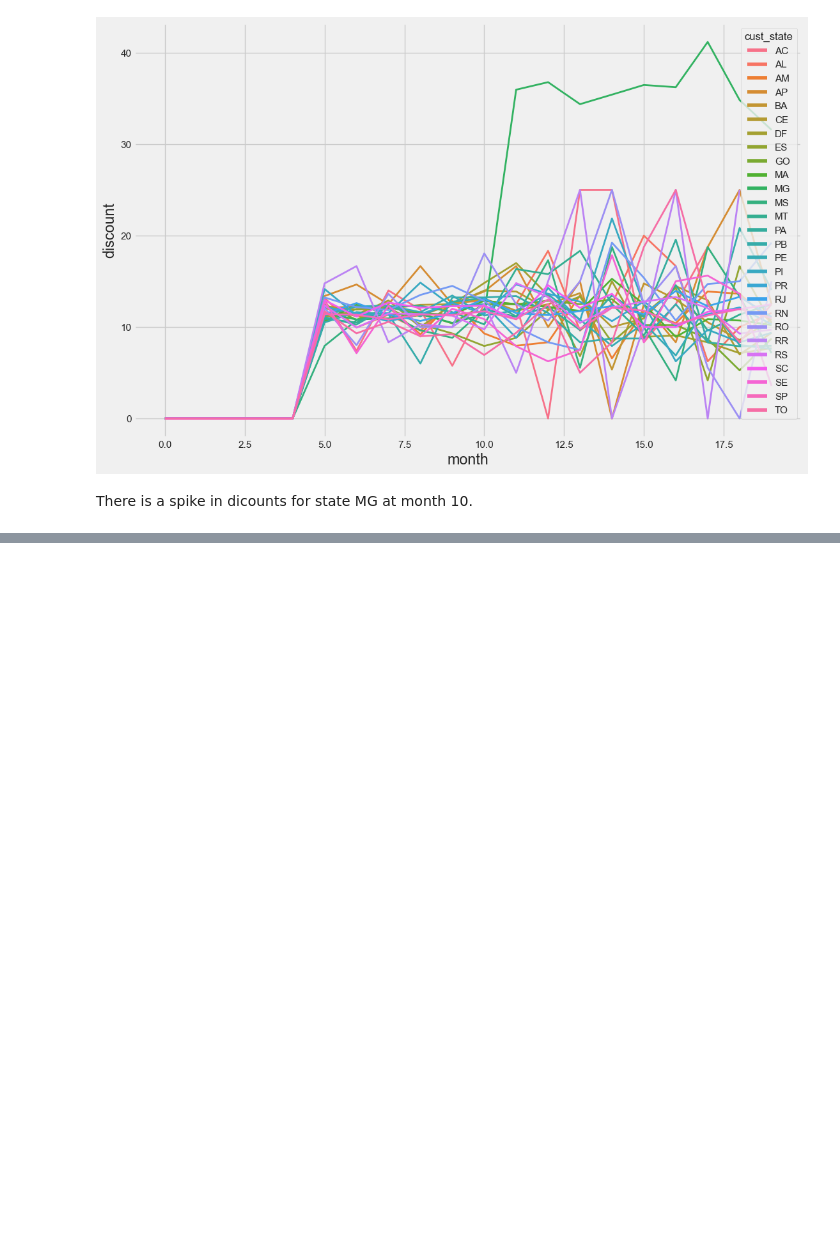
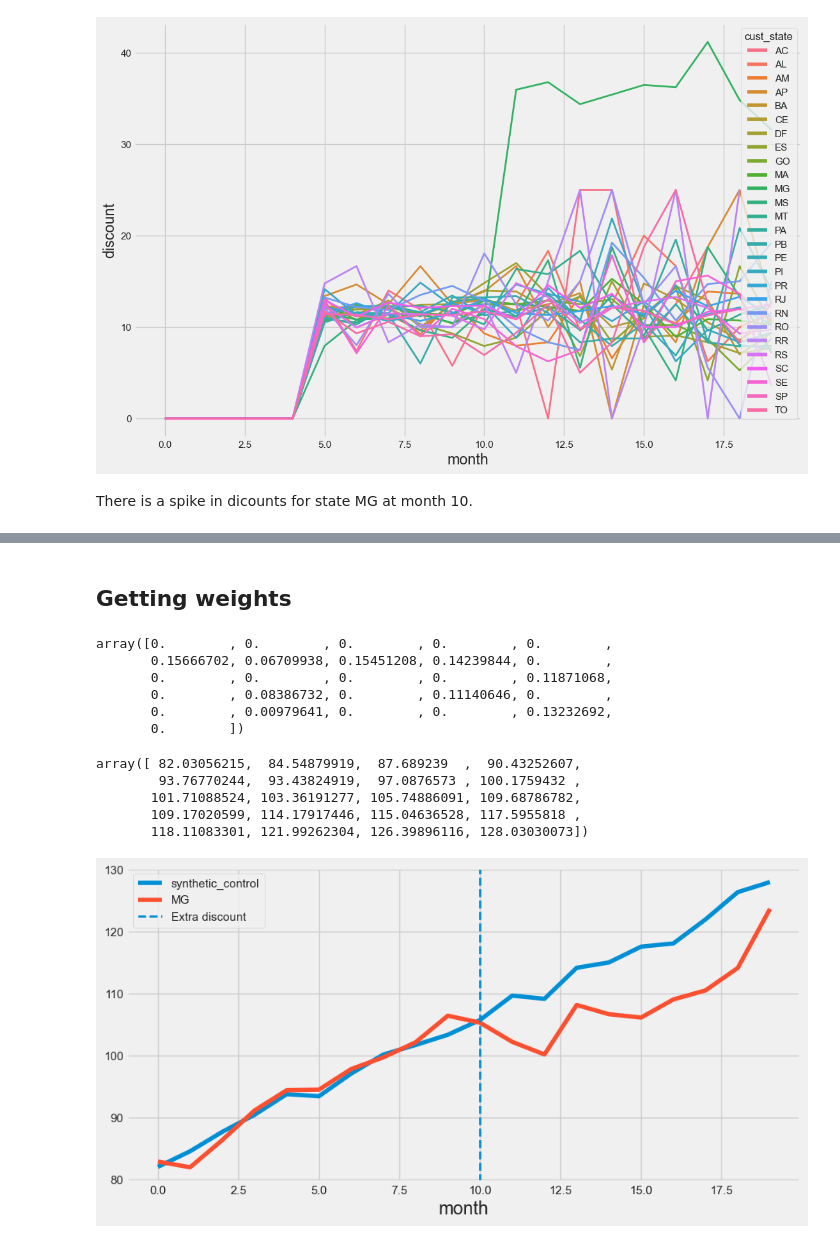
Before and after one commit to GregoryTomy/causal-inference, a Jupyter notebook: difference_in_differences.ipynb, the cells around one changed output, grey strips where cells are left out. Cells and saved outputs as stored; diff of their text form; code cells hidden in the pictures; blank space fills up the shorter version.

```diff
--- a/difference_in_differences.ipynb
+++ b/difference_in_differences.ipynb
@@ -142,0 +377,3 @@ There is a spike in dicounts for state MG at month 10.
+# %%
+pre_intervention_df = pivoted_df.iloc[0:11]
+pre_intervention_df
@@ -142,0 +395,40 @@ There is a spike in dicounts for state MG at month 10.
+# %% [markdown]
+## Getting weights
+# %%
+y = pre_intervention_df["MG"].values
+X = pre_intervention_df.drop(columns="MG").values
+
+model = ElasticNet(alpha=50, fit_intercept=False, max_iter=10000)
+model.fit(X, y)
+
+weights = model.coef_
+weights
+# %% [output]
+array([0.        , 0.        , 0.        , 0.        , 0.        ,
+       0.15666702, 0.06709938, 0.15451208, 0.14239844, 0.        ,
+       0.        , 0.        , 0.        , 0.        , 0.11871068,
+       0.        , 0.08386732, 0.        , 0.11140646, 0.        ,
+       0.        , 0.00979641, 0.        , 0.        , 0.13232692,
+       0.        ])
+# %%
+synthetic_control_df = pivoted_df.drop(columns="MG").fillna(0).values
+synthetic_control = synthetic_control_df.dot(weights)
+synthetic_control
+# %% [output]
+array([ 82.03056215,  84.54879919,  87.689239  ,  90.43252607,
+        93.76770244,  93.43824919,  97.0876573 , 100.1759432 ,
+       101.71088524, 103.36191277, 105.74886091, 109.68786782,
+       109.17020599, 114.17917446, 115.04636528, 117.5955818 ,
+       118.11083301, 121.99262304, 126.39896116, 128.03030073])
+# %%
+plt_df_2 = pd.DataFrame({
+    "synthetic_control" : synthetic_control,
+    "MG" : pivoted_df["MG"],
+}, index=pivoted_df.index)
+# %%
+plt_df_2.plot(kind="line")
+plt.axvline(x=10, linestyle="--", lw=2, label="Extra discount")
+plt.legend()
+plt.savefig("images/synthetic_control.jpg")
+# %% [output]
+[figure, added]
```
Also changed, not shown: parts of 22 cells of this notebook, 7 other files.
